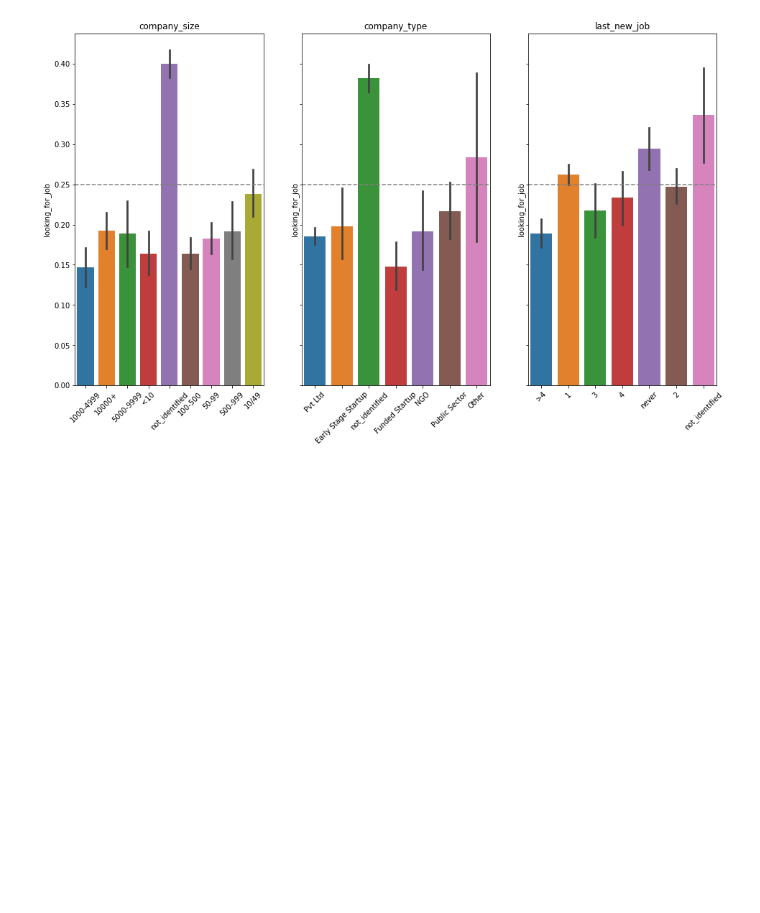
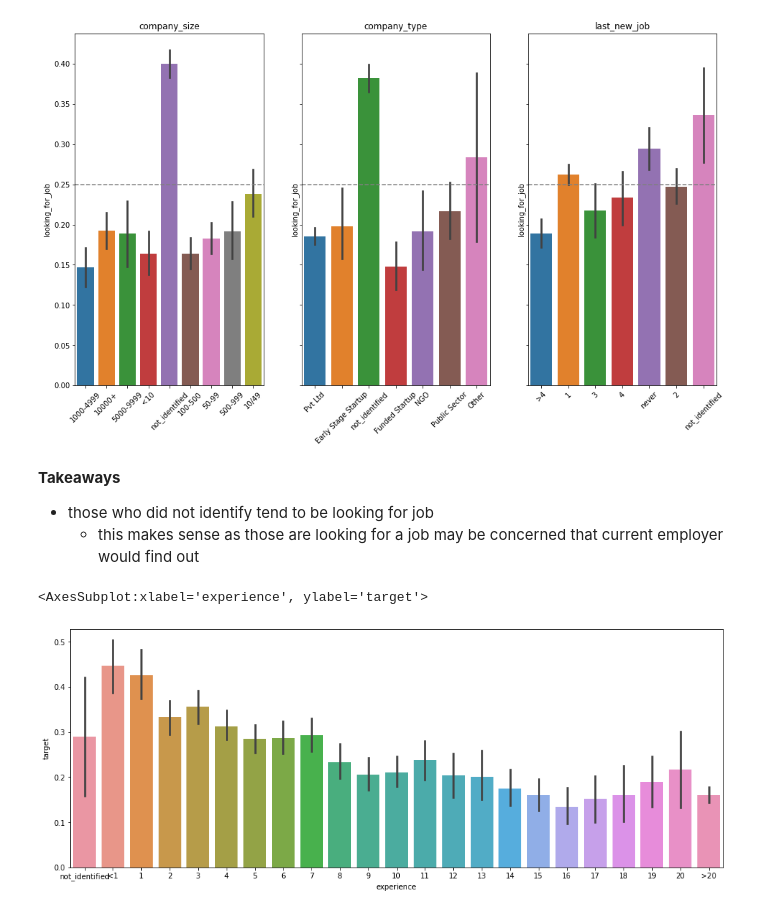
Before and after one commit to RyvynYoung/HRdataset, a Jupyter notebook: mvp.ipynb, the cells around one changed output. Drawn from its saved outputs; the diff is of its cells as text; code cells hidden in the pictures; blank space fills up the shorter version.

Commit message:
completing visualizations

```diff
--- a/mvp.ipynb
+++ b/mvp.ipynb
@@ -391,0 +367,13 @@ for i, feature in enumerate(features):
+# %% [markdown]
+**Takeaways**
+- those who did not identify tend to be looking for job
+    - this makes sense as those are looking for a job may be concerned that current employer would find out
+# %%
+# visualize experience
+plt.figure(figsize=(16, 6))
+xorder = ['not_identified', '<1', '1', '2', '3', '4', '5', '6', '7', '8', '9', '10', '11', '12', '13', '14',
+         '15', '16', '17', '18', '19', '20', '>20']
+sns.barplot(data=train, x='experience', y='target', order=xorder)
+# %% [output]
+<AxesSubplot:xlabel='experience', ylabel='target'>
+[figure, added]
```
Also changed, not shown: parts of 11 cells of this notebook.
